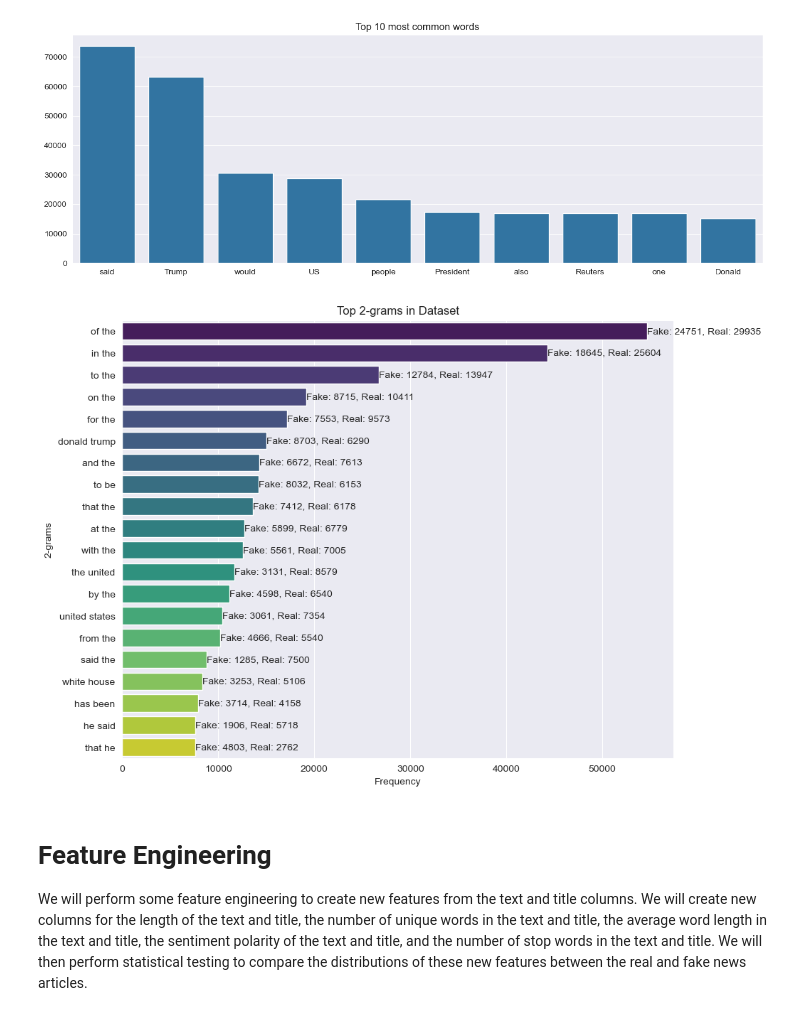
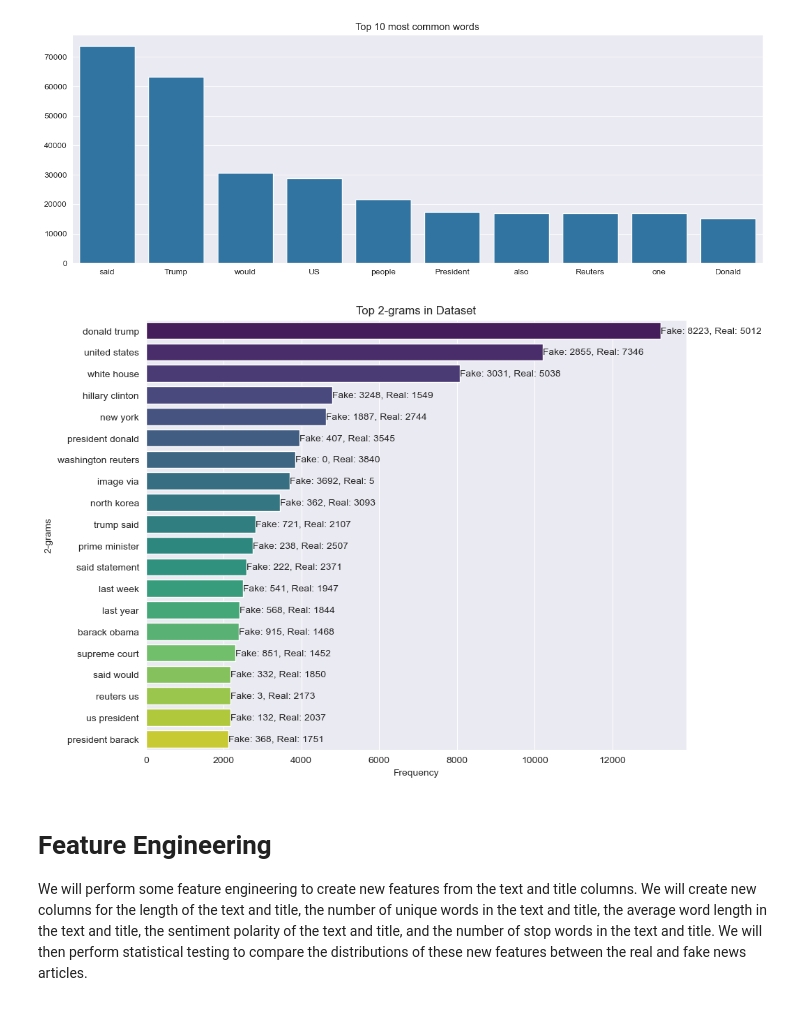
Before and after one commit to HatulK/FinalCyberAttacksDetectionEx, a Jupyter notebook: test.ipynb, the cells around one changed output. Drawn from its saved outputs; the diff is of its cells as text; code cells hidden in the pictures.

```diff
--- a/test.ipynb
+++ b/test.ipynb
@@ -218,9 +217,9 @@ def plot_annotated_ngrams_fixed(texts, real_labels, n=2, n_terms=20):
 
     plt.show()
 # %%
-plot_annotated_ngrams_fixed(full_dataset['train']['text'], full_dataset['train']['label'], n=2, n_terms=20)
+plot_annotated_ngrams_fixed(cleaned_texts_for_visualization, full_dataset['train']['label'], n=2, n_terms=20)
 # %% [output]
-[figure, old version]
+[figure, new version]
 # %% [markdown]
  # Feature Engineering
 
```
Also changed, not shown: parts of 17 cells of this notebook, 2 other files.
